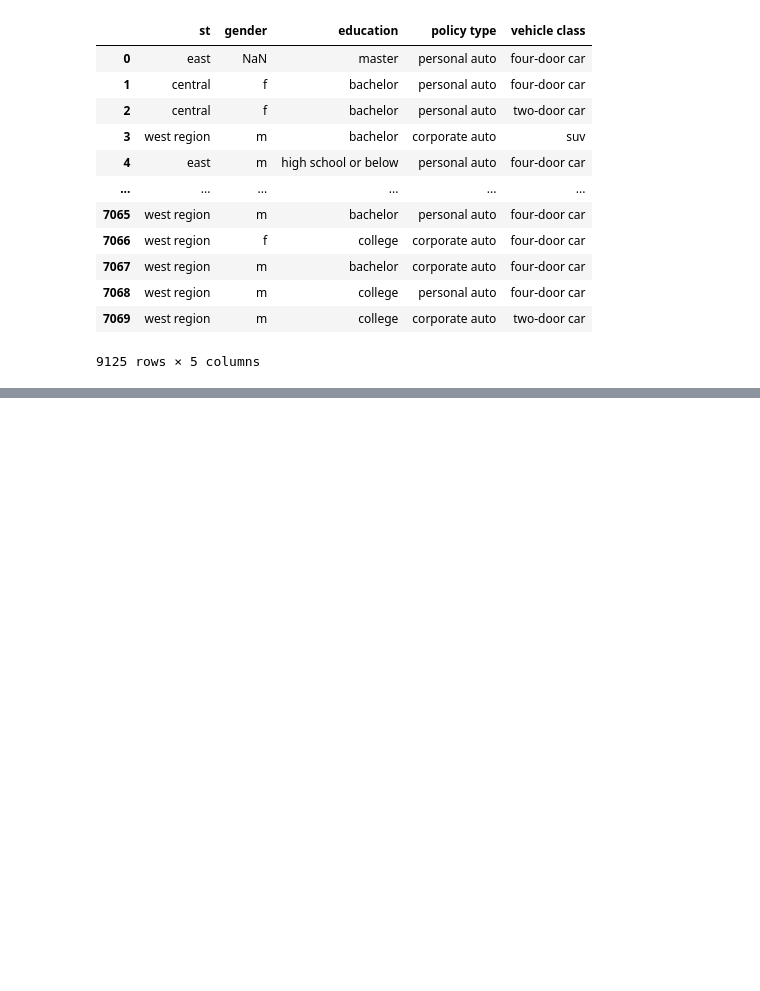
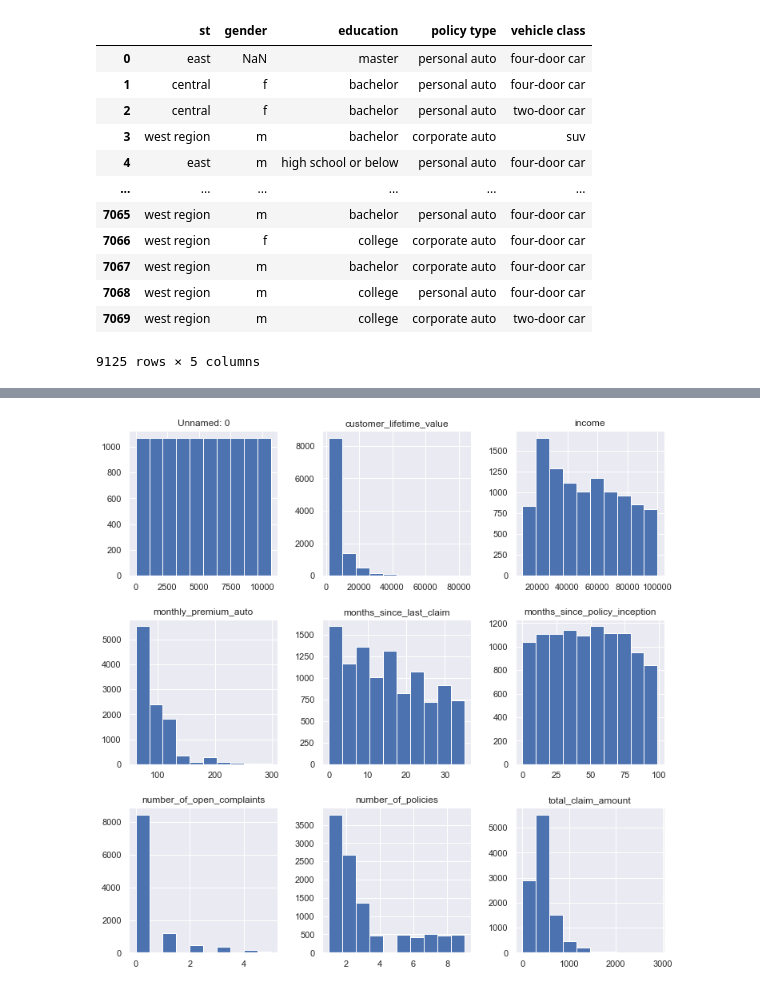
Before and after one commit to raquelbuxsanz/IronRaquel, a Jupyter notebook: Week2/day2/Cleaning data .ipynb, the cells around one changed output, grey strips where cells are left out. Saved outputs shown, nothing was run; the diff lists cells and outputs as text; code cells hidden in the pictures; blank space fills up the shorter version.

```diff
--- a/Week2/day2/Cleaning data .ipynb
+++ b/Week2/day2/Cleaning data .ipynb
@@ -432,5 +424,5 @@ import matplotlib.pyplot as plt
 import seaborn as sns
 %matplotlib inline
 # %%
-df2 = df.read_csv ('Data_Marketing_Customer_Analysis_Round3.csv')
+df2 = pd.read_csv ()
 df2
@@ -436,0 +463,3 @@ df2
+# %%
+numerical= df2.select_dtypes(include=np.number)
+numerical
@@ -436,0 +497,5 @@ df2
+# %%
+numerical.hist(figsize=(12,12))
+plt.show();
+# %% [output]
+[figure, added]
```
Also changed, not shown: parts of 48 cells of this notebook, 8 other files.
